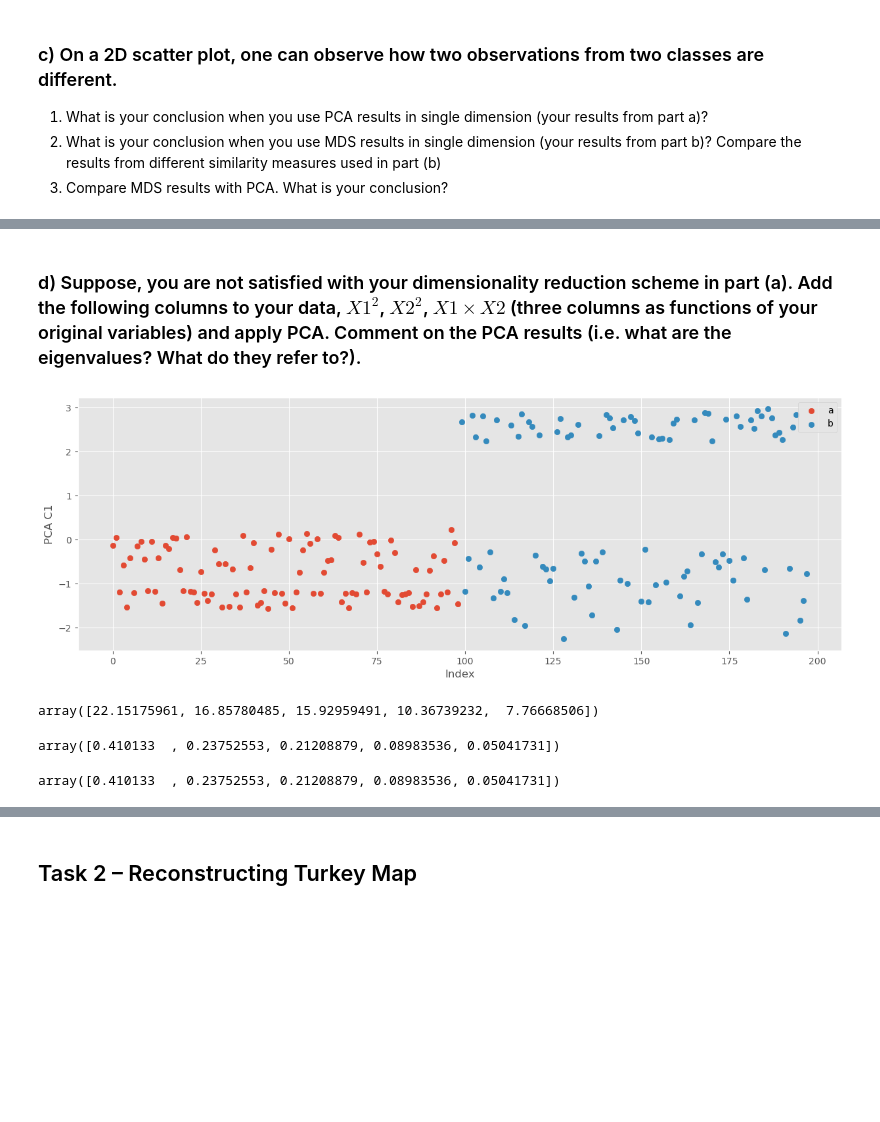
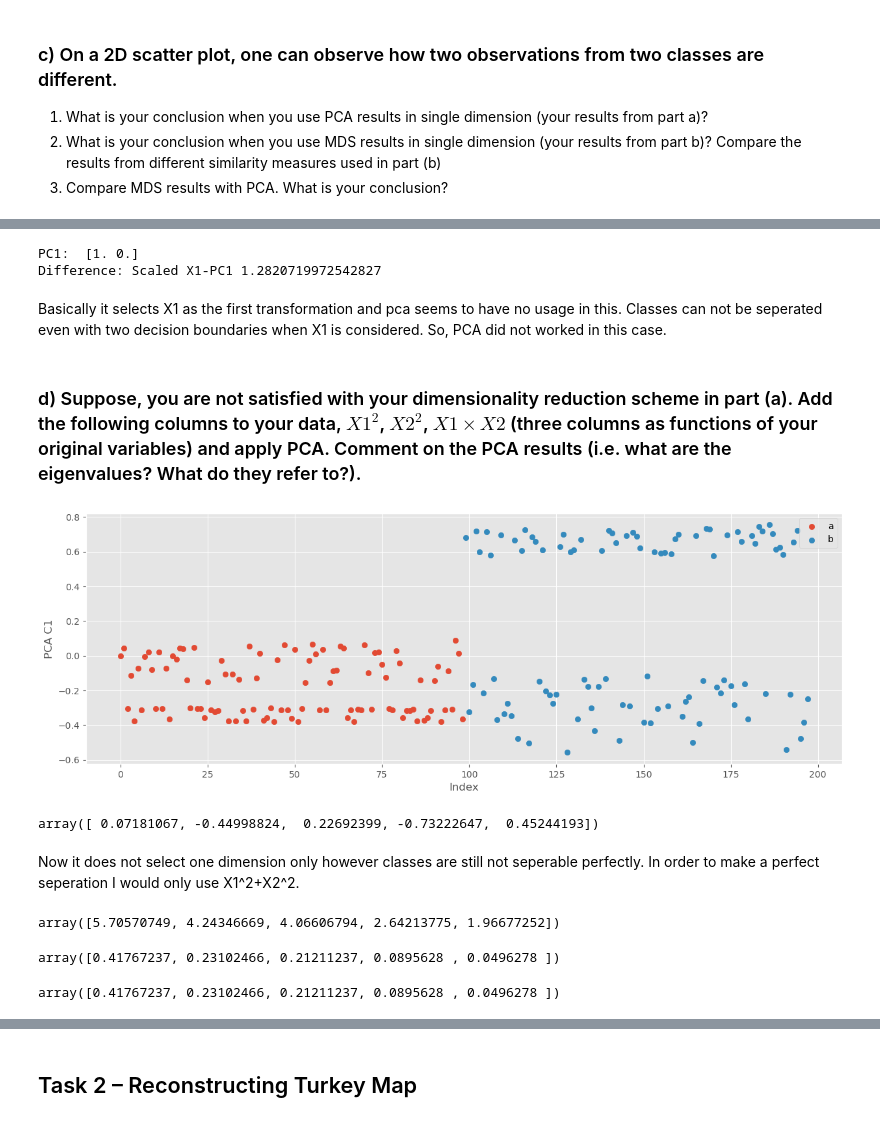
Before and after one commit to BU-IE-582/fall21-harunkivril, a Jupyter notebook: HW2/HW2-Dimensionality Reduction.ipynb, the cells around one changed output, grey strips where cells are left out. Cells and saved outputs as stored; diff of their text form; code cells hidden in the pictures; blank space fills up the shorter version.

```diff
--- a/HW2/HW2-Dimensionality Reduction.ipynb
+++ b/HW2/HW2-Dimensionality Reduction.ipynb
@@ -76,6 +75,7 @@ from sklearn.manifold import MDS
 from sklearn.metrics.pairwise import euclidean_distances, manhattan_distances, cosine_distances
 
 X = data[["X1", "X2"]].values
+X = scaler.fit_transform(X)
 l2_dist_matrix = euclidean_distances(X)
 l1_dist_matrix = manhattan_distances(X)
 cos_dist_matrix = cosine_distances(X)
@@ -113,40 +114,54 @@ for dist, name in zip(matrices, names):
+# %%
+print("PC1: ", pca.components_.T[0])
+print("Difference: Scaled X1-PC1",(X[:, 0] - data["pca_dim"]).max())
+# %% [output]
+PC1:  [1. 0.]
+Difference: Scaled X1-PC1 1.2820719972542827
+# %% [markdown]
+Basically it selects X1 as the first transformation and pca seems to have no usage in this. Classes can not be seperated even with two decision boundaries when X1 is considered. So, PCA did not worked in this case.
 # %% [markdown]
 ### d) Suppose, you are not satisfied with your dimensionality reduction scheme in part (a). Add the following columns to your data, $X1^2$, $X2^2$, $X1× X2$ (three columns as functions of your original variables) and apply PCA. Comment on the PCA results (i.e. what are the eigenvalues? What do they refer to?).
 # %%
 data["X1_sq"] = data.X1**2
 data["X2_sq"] = data.X2**2
 data["X1X2"] = data.X1 * data.X2
 
 columns_to_use = ["X1", "X2", "X1_sq", "X2_sq", "X1X2"]
 
 pca = PCA(n_components=None)
-#scaler = MinMaxScaler()
+scaler = MinMaxScaler()
 
 X = data[columns_to_use].values
-#X = scaler.fit_transform(X)
+X = scaler.fit_transform(X)
 
 reduced_dim = pca.fit_transform(X)[:,0]
 data["pca_dim"] = reduced_dim
 
 plt.figure(figsize=(15,5))
 for cls in data["class"].unique():
     temp = data[data["class"] == cls]
     plt.scatter(temp.index, temp.pca_dim, label=cls)
 plt.xlabel("Index")
 plt.ylabel("PCA C1")
 plt.legend()
 plt.show()
 # %% [output]
-[figure, old version]
+[figure, new version]
+# %%
+pca.components_.T[0]
+# %% [output]
+array([ 0.07181067, -0.44998824,  0.22692399, -0.73222647,  0.45244193])
+# %% [markdown]
+Now it does not select one dimension only however classes are still not seperable perfectly. In order to make a perfect seperation I would only use X1^2+X2^2.
 # %%
 pca.singular_values_
 # %% [output]
-array([22.15175961, 16.85780485, 15.92959491, 10.36739232,  7.76668506])
+array([5.70570749, 4.24346669, 4.06606794, 2.64213775, 1.96677252])
 # %%
 (pca.singular_values_**2)/(pca.singular_values_**2).sum()
 # %% [output]
-array([0.410133  , 0.23752553, 0.21208879, 0.08983536, 0.05041731])
+array([0.41767237, 0.23102466, 0.21211237, 0.0895628 , 0.0496278 ])
 # %%
 pca.explained_variance_ratio_
 # %% [output]
-array([0.410133  , 0.23752553, 0.21208879, 0.08983536, 0.05041731])
+array([0.41767237, 0.23102466, 0.21211237, 0.0895628 , 0.0496278 ])
```
Also changed, not shown: parts of 22 cells of this notebook, 2 other files.
